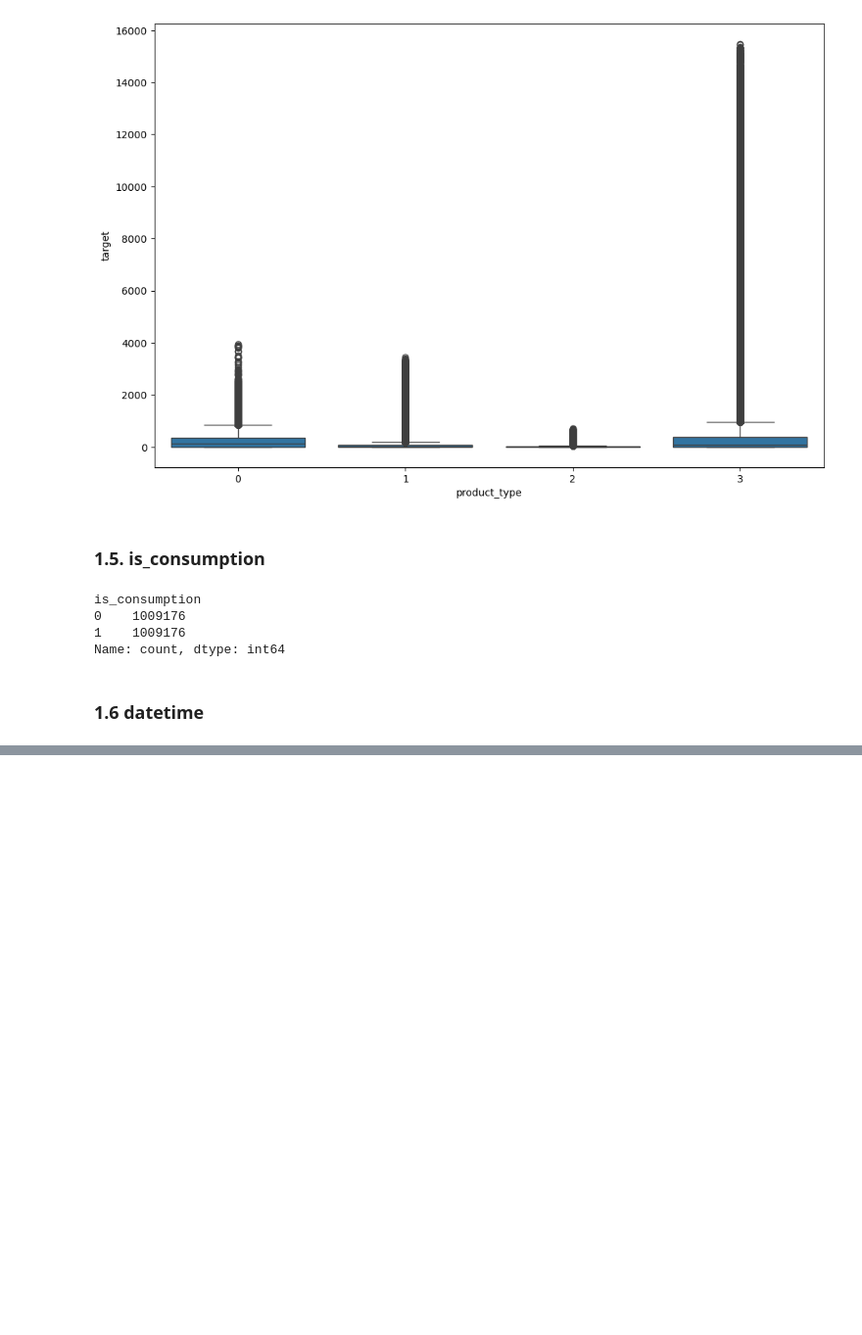
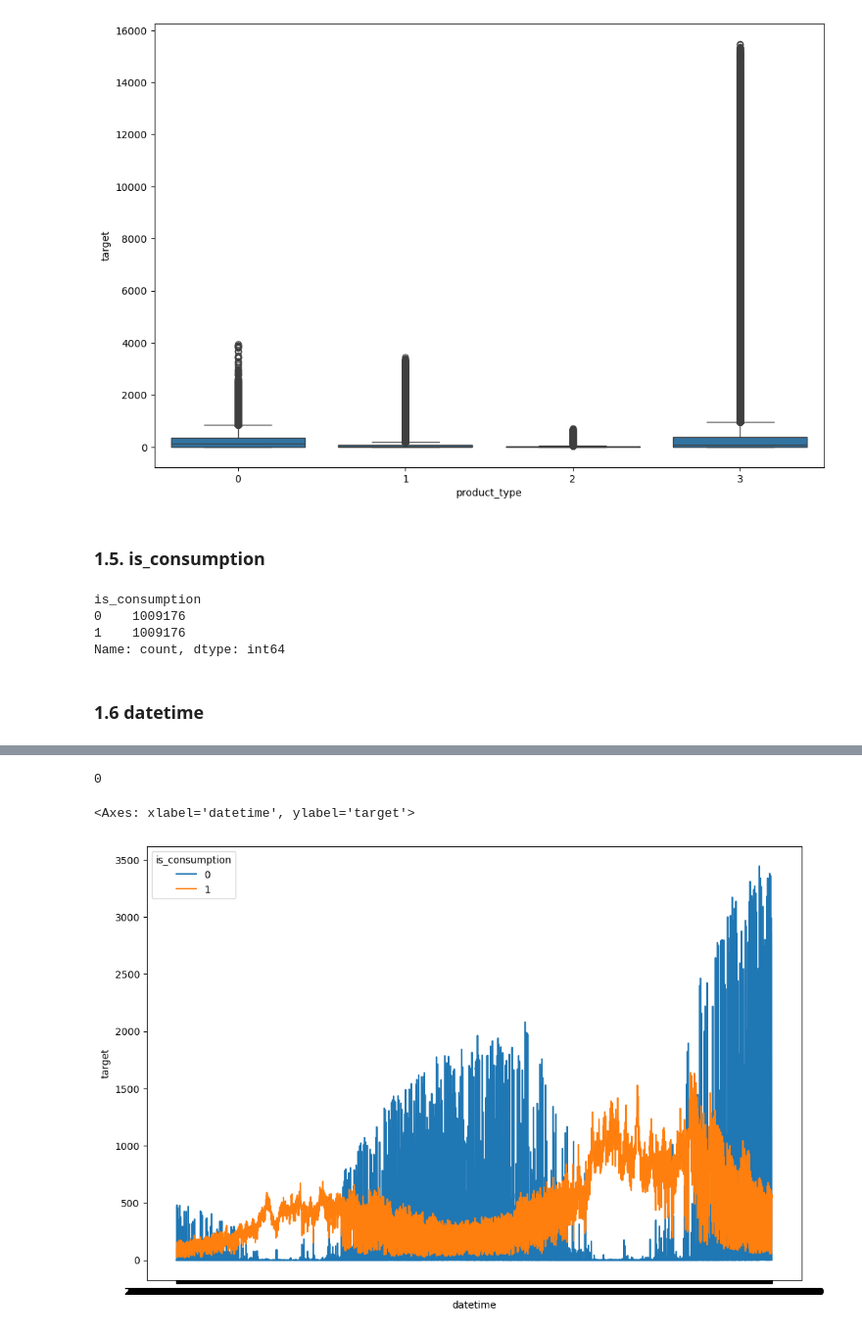
Before and after one commit to DWalicki95/energy_behavior_of_prosumers, a Jupyter notebook: notebooks/EDA.ipynb, the cells around one changed output, grey strips where cells are left out. Shown at 98% size. Cells and saved outputs as stored; diff of their text form; code cells hidden in the pictures; blank space fills up the shorter version.

```diff
--- a/notebooks/EDA.ipynb
+++ b/notebooks/EDA.ipynb
@@ -247,3 +264,14 @@ Name: datetime, Length: 2018352, dtype: datetime64[ns]
+# %%
+random_prediction_unit = np.random.randint(train['prediction_unit_id'].max())
+random_prediction_unit
+# %% [output]
+0
+# %%
+plt.figure(figsize=(12, 8))
+sns.lineplot(data=train[train['prediction_unit_id']==random_prediction_unit], x='datetime', y='target', hue='is_consumption')
+# %% [output]
+<Axes: xlabel='datetime', ylabel='target'>
+[figure, added]
 # %%
 train['datetime'] = pd.to_datetime(train['datetime'])
 train['datetime'] = train['datetime'].dt.tz_localize('Europe/Tallinn', ambiguous='NaT', nonexistent='NaT')
```
Also changed, not shown: parts of 42 cells of this notebook.
